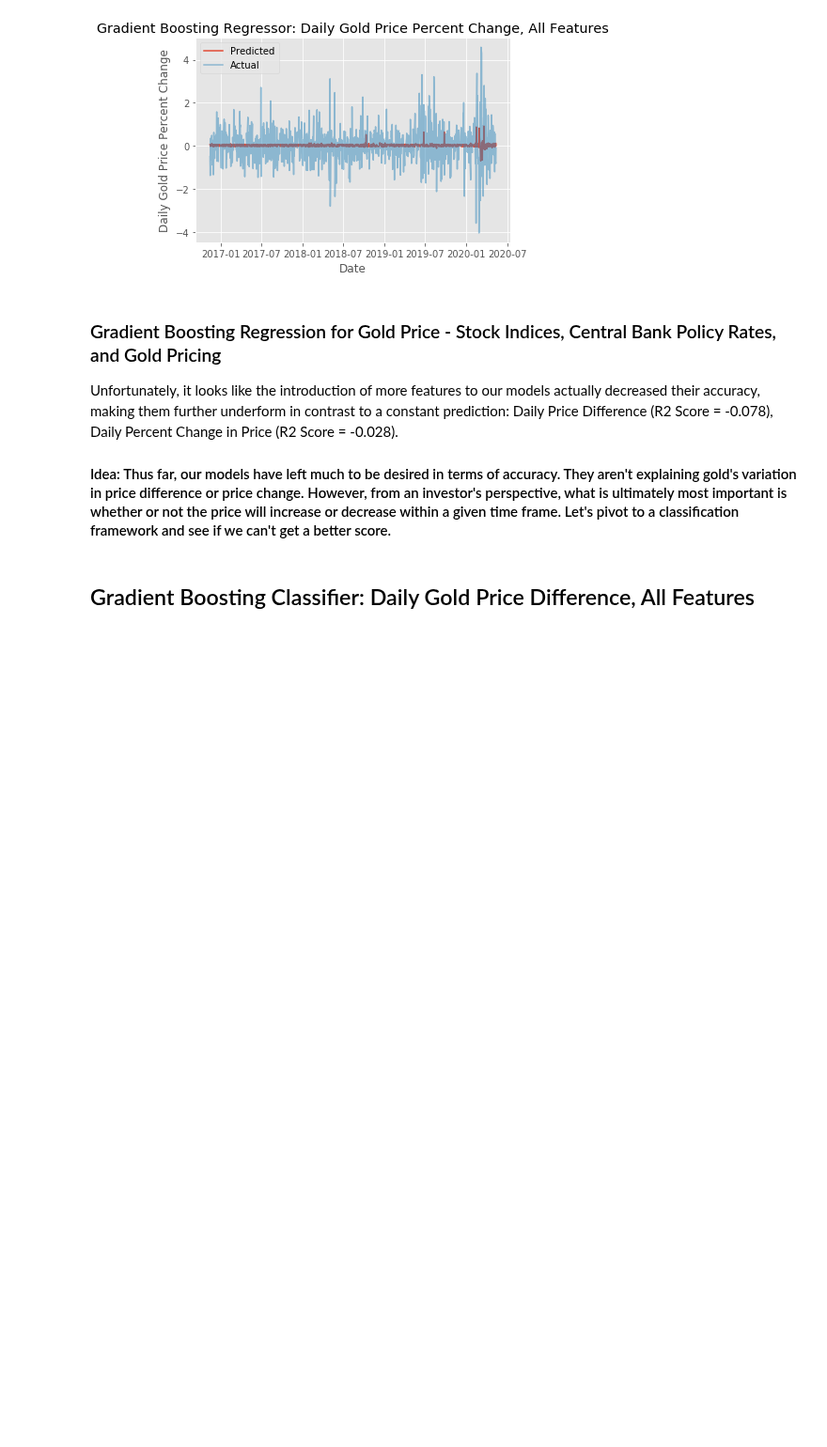
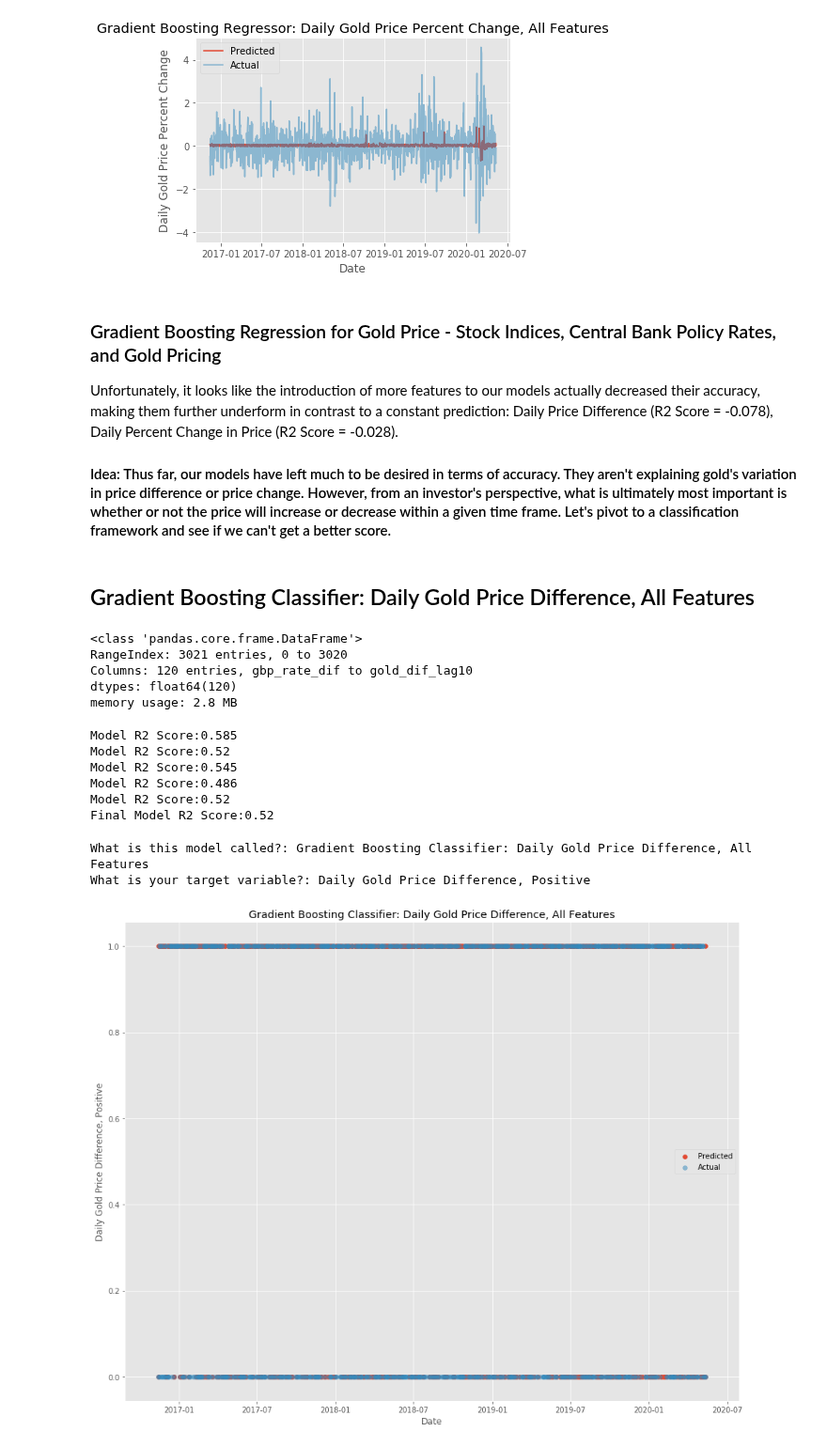
Before and after one commit to jangelchik/interest_equities_gold, a Jupyter notebook: visuals_and_modeling.ipynb, the cells around one changed output. Shown at 94% size. Drawn from its saved outputs; the diff is of its cells as text; code cells hidden in the pictures; blank space fills up the shorter version.

Commit message:
ran gradient boost classifier on price difference

```diff
--- a/visuals_and_modeling.ipynb
+++ b/visuals_and_modeling.ipynb
@@ -529,3 +531,62 @@ Unfortunately, it looks like the introduction of more features to our models act
 #### Idea: Thus far, our models have left much to be desired in terms of accuracy. They aren't explaining gold's variation in price difference or price change. However, from an investor's perspective, what is ultimately most important is whether or not the price will increase or decrease within a given time frame. Let's pivot to a classification framework and see if we can't get a better score.
 # %% [markdown]
 ## Gradient Boosting Classifier: Daily Gold Price Difference, All Features
+# %%
+# Create boolean increase feature
+
+X_dif = df_Xy_dif.drop(columns = ['gold_dif','date'])
+y_dif = df_Xy_dif['gold_dif'] > 0
+# %%
+X_dif.info()
+# %% [output]
+<class 'pandas.core.frame.DataFrame'>
+RangeIndex: 3021 entries, 0 to 3020
+Columns: 120 entries, gbp_rate_dif to gold_dif_lag10
+dtypes: float64(120)
+memory usage: 2.8 MB
+# %%
+train_X_dif = X_dif[:int(X_dif.shape[0]*0.7)]
+test_X_dif = X_dif[int(X_dif.shape[0]*0.7):]
+train_y_dif = y_dif[:int(X_dif.shape[0]*0.7)]
+test_y_dif = y_dif[int(X_dif.shape[0]*0.7):]
+# %%
+dif_score, dif_model = cross_val_and_score(GradientBoostingClassifier(learning_rate = .01),train_X_dif, test_X_dif, train_y_dif, test_y_dif)
+# %% [output]
+Model R2 Score:0.585
+Model R2 Score:0.52
+Model R2 Score:0.545
+Model R2 Score:0.486
+Model R2 Score:0.52
+Final Model R2 Score:0.52
+# %%
+def plot_model_scatter(model,X_test,y_test):
+
+    """PARAMETERS:
+    plot_type - matplotlib plot function for the type of graph you want
+    model - scikit learn model object, fit with training data
+    X_test - Test feature dataset in pandas DataFrame
+    y_test - Test target dataset in pandas Series
+
+    RETURNS:
+    Plots predictions on top of values in time series plot in matplotlib
+    """
+
+
+    title = input('What is this model called?: ')
+    y_label = input('What is your target variable?: ')
+
+    fig,ax = plt.subplots(figsize = (15,12))
+
+    ax.scatter(df_Xy.index[X_test.index],model.predict(X_test), label = 'Predicted')
+    ax.scatter(df_Xy.index[y_test.index], y_test, label = 'Actual', alpha = 0.5)
+
+    ax.set_xlabel('Date')
+    ax.set_ylabel(y_label)
+    ax.set_title(title)
+    ax.legend()
+# %%
+plot_model_scatter(dif_model,test_X_dif,test_y_dif)
+# %% [output]
+What is this model called?: Gradient Boosting Classifier: Daily Gold Price Difference, All Features
+What is your target variable?: Daily Gold Price Difference, Positive
+[figure, added]
```
Also changed, not shown: parts of 2 cells of this notebook.
